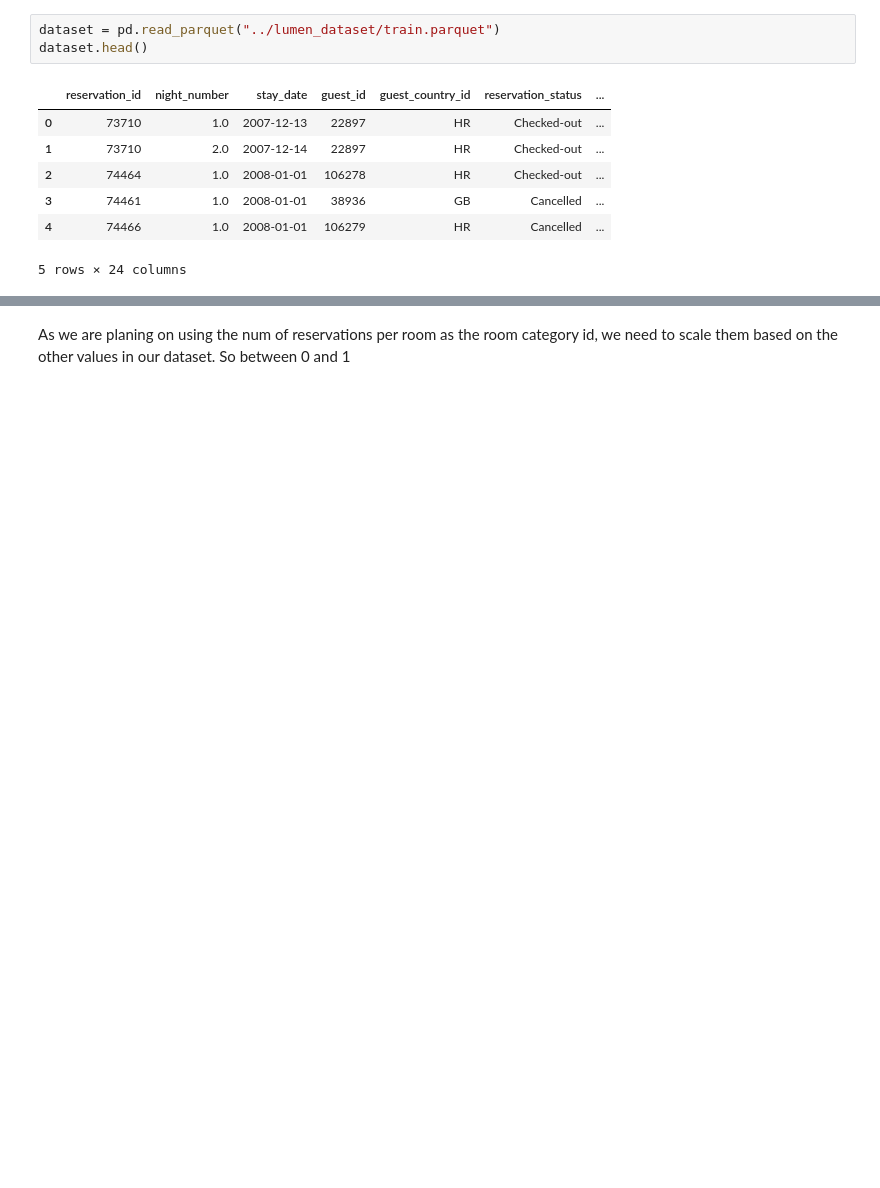
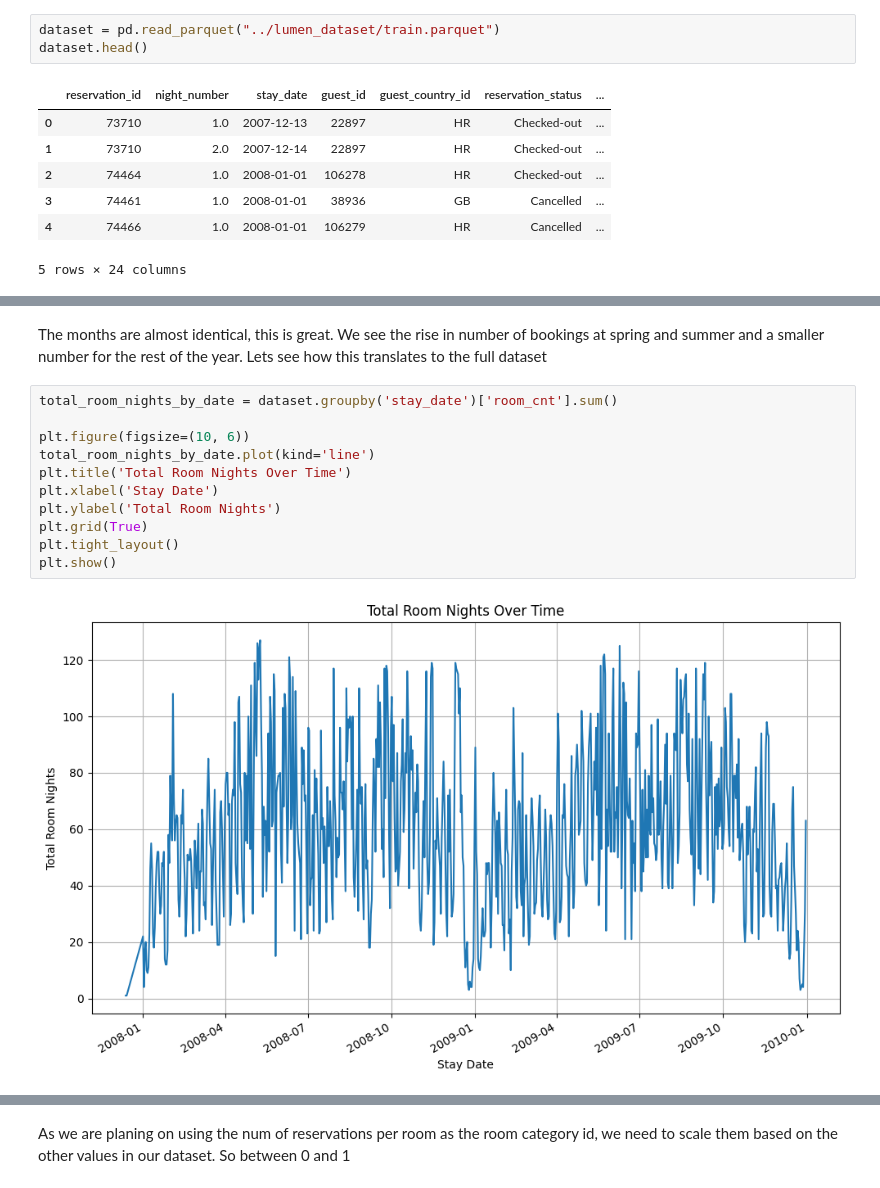
Before and after one commit to usernamenenad/Lumen, a Jupyter notebook: src/borisDataset.ipynb, the cells around one changed output, grey strips where cells are left out. Saved outputs shown, nothing was run; the diff lists cells and outputs as text; blank space fills up the shorter version.

```diff
--- a/src/borisDataset.ipynb
+++ b/src/borisDataset.ipynb
@@ -46,0 +188,15 @@ print(reservations_per_room_type_2008)
+# %% [markdown]
+The months are almost identical, this is great. We see the rise in number of bookings at spring and summer and a smaller number for the rest of the year. Lets see how this translates to the full dataset
+# %%
+total_room_nights_by_date = dataset.groupby('stay_date')['room_cnt'].sum()
+
+plt.figure(figsize=(10, 6))
+total_room_nights_by_date.plot(kind='line')
+plt.title('Total Room Nights Over Time')
+plt.xlabel('Stay Date')
+plt.ylabel('Total Room Nights')
+plt.grid(True)
+plt.tight_layout()
+plt.show()
+# %% [output]
+[figure, added]
```
Also changed, not shown: parts of 43 cells of this notebook.
